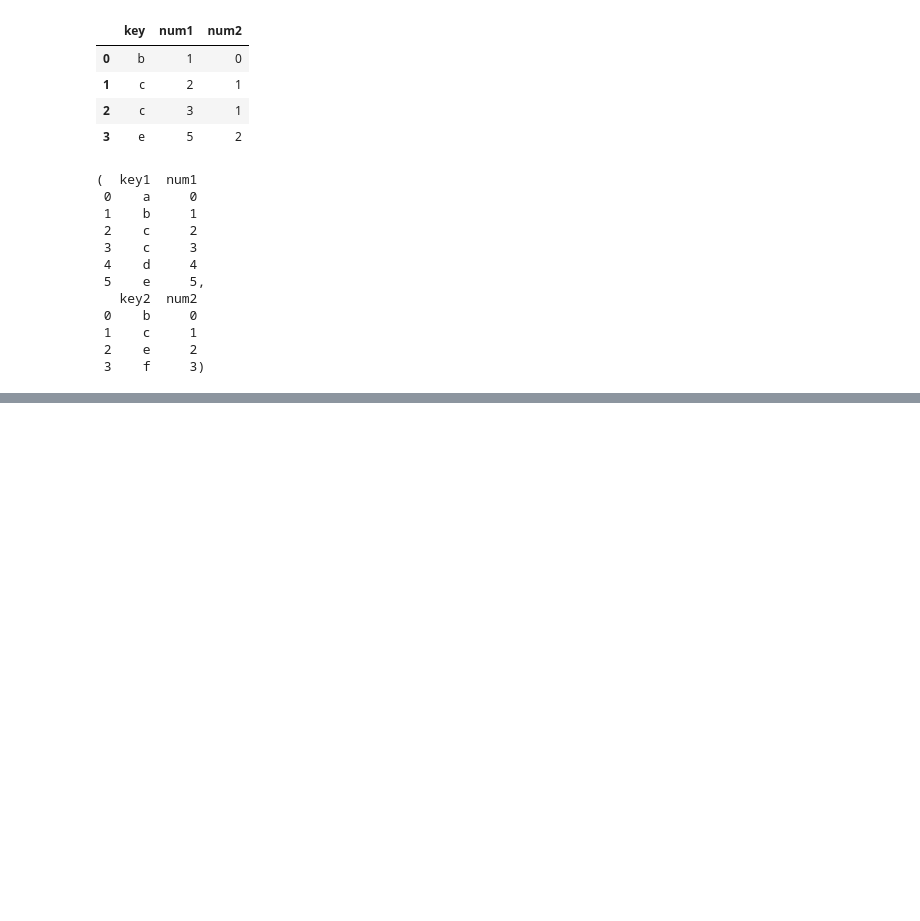
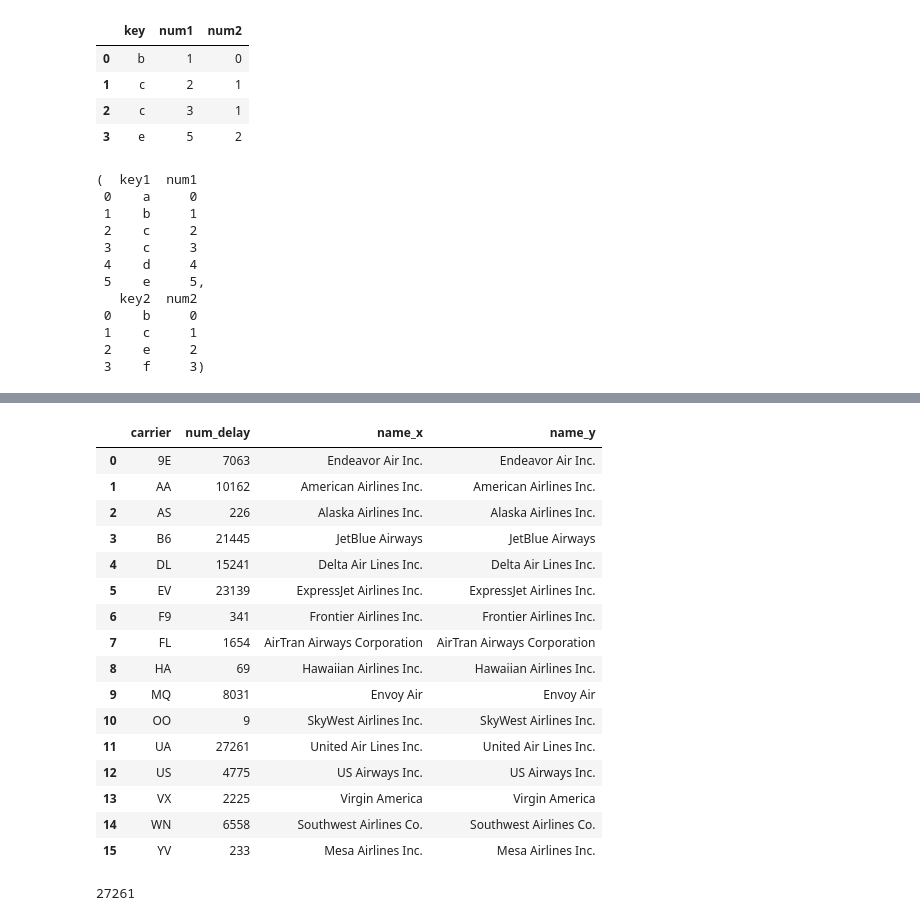
Before and after one commit to KhatiwadaPrajwal056/Data-Science-Training, a Jupyter notebook: kec day 10.ipynb, the cells around one changed output, grey strips where cells are left out. Drawn from its saved outputs; the diff is of its cells as text; code cells hidden in the pictures; blank space fills up the shorter version.

```diff
--- a/kec day 10.ipynb
+++ b/kec day 10.ipynb
@@ -52,0 +317,2 @@ d3,d4
+# %%
+delay_flights=flights[flights["dep_delay"]>0].groupby('carrier').size().reset_index(name='num_delay')
@@ -52,0 +339,25 @@ d3,d4
+# %%
+delay_flights=delay_flights.merge(airlines,on="carrier",how="left")
+delay_flights
+# %% [output]
+|  | carrier | num_delay | name_x | name_y |
+| 0 | 9E | 7063 | Endeavor Air Inc. | Endeavor Air Inc. |
+| 1 | AA | 10162 | American Airlines Inc. | American Airlines Inc. |
+| 2 | AS | 226 | Alaska Airlines Inc. | Alaska Airlines Inc. |
+| 3 | B6 | 21445 | JetBlue Airways | JetBlue Airways |
+| 4 | DL | 15241 | Delta Air Lines Inc. | Delta Air Lines Inc. |
+| 5 | EV | 23139 | ExpressJet Airlines Inc. | ExpressJet Airlines Inc. |
+| 6 | F9 | 341 | Frontier Airlines Inc. | Frontier Airlines Inc. |
+| 7 | FL | 1654 | AirTran Airways Corporation | AirTran Airways Corporation |
+| 8 | HA | 69 | Hawaiian Airlines Inc. | Hawaiian Airlines Inc. |
+| 9 | MQ | 8031 | Envoy Air | Envoy Air |
+| 10 | OO | 9 | SkyWest Airlines Inc. | SkyWest Airlines Inc. |
+| 11 | UA | 27261 | United Air Lines Inc. | United Air Lines Inc. |
+| 12 | US | 4775 | US Airways Inc. | US Airways Inc. |
+| 13 | VX | 2225 | Virgin America | Virgin America |
+| 14 | WN | 6558 | Southwest Airlines Co. | Southwest Airlines Co. |
+| 15 | YV | 233 | Mesa Airlines Inc. | Mesa Airlines Inc. |
+# %%
+delay_flights['num_delay'].max()
+# %% [output]
+27261
```
Also changed, not shown: parts of 33 cells of this notebook.
